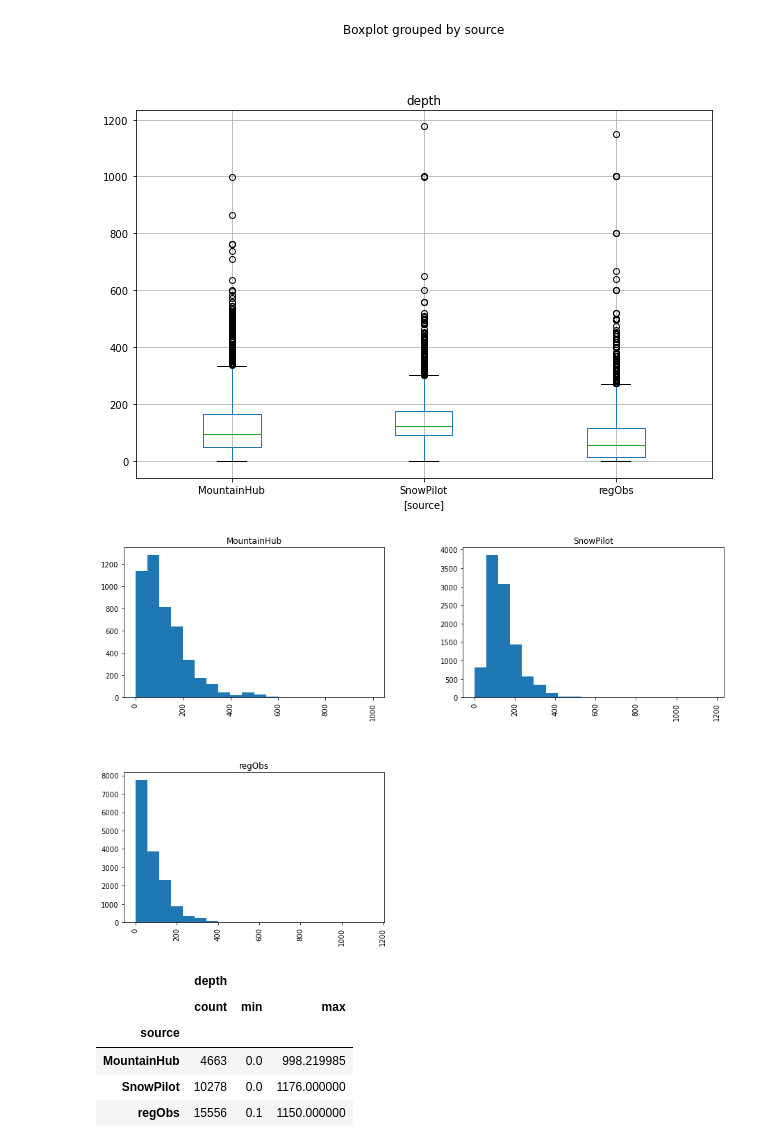
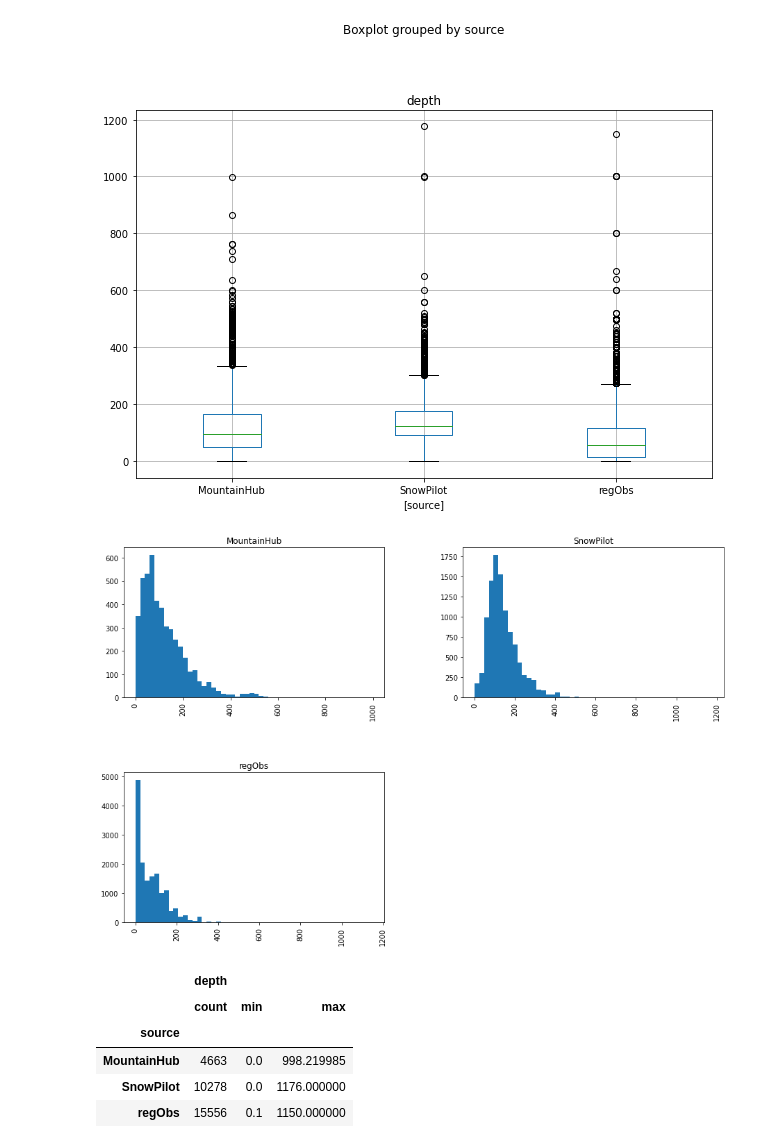
Before and after one commit to kamranwithak/CSOQaQc, a Jupyter notebook: CSOAnalysis.ipynb, the cells around one changed output. Saved outputs shown, nothing was run; the diff lists cells and outputs as text; code cells hidden in the pictures.

```diff
--- a/CSOAnalysis.ipynb
+++ b/CSOAnalysis.ipynb
@@ -61,6 +68,5 @@ CSO_gdf.describe()
 # %%
-CSO_gdf.loc[CSO_gdf['source'] == "MountainHub", 'flags'] = True
-CSO_MH = (CSO_gdf.loc[CSO_gdf['flags'] == True])
+CSO_MH = CSO_gdf.loc[CSO_gdf['source'] == "MountainHub"]
 CSO_MH.describe()
 # %% [output]
 |  | depth | elevation |
@@ -77,9 +85,9 @@ boxplots = CSO_gdf.boxplot(column=['depth'], by=['source'],layout=(2, 1), figsiz
 # %% [output]
 [figure]
 # %%
-histogram_gdf = CSO_gdf['depth'].hist(by= CSO_gdf['source'], bins = 20, figsize= (15,10))
+histogram_gdf = CSO_gdf['depth'].hist(by= CSO_gdf['source'], bins = 50, figsize= (15,10))
 # %% [output]
-[figure, old version]
+[figure, new version]
 # %%
 CSO_gdf[['source', 'depth']].groupby(['source']).agg(['count', 'min', 'max'])
 # %% [output]
```
Also changed, not shown: parts of 23 cells of this notebook.
